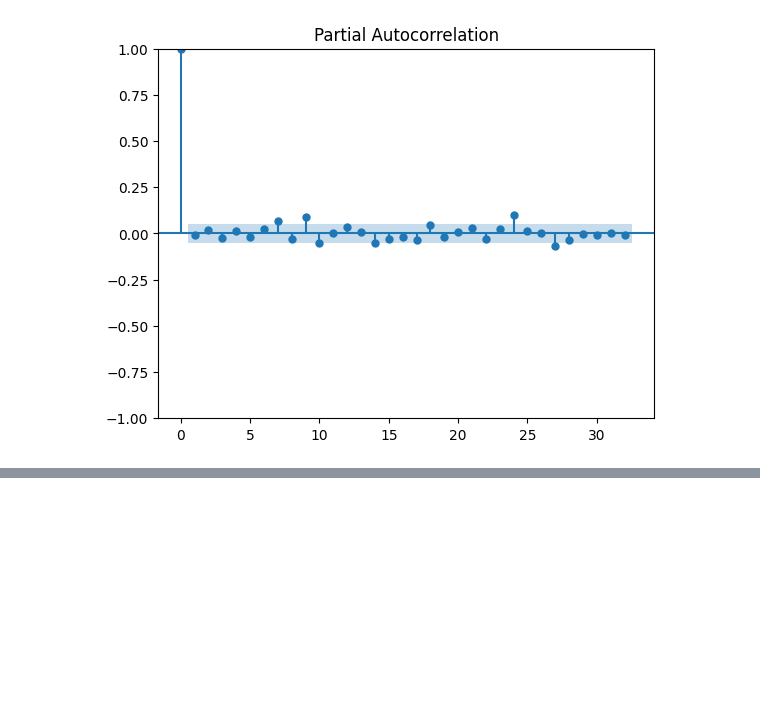
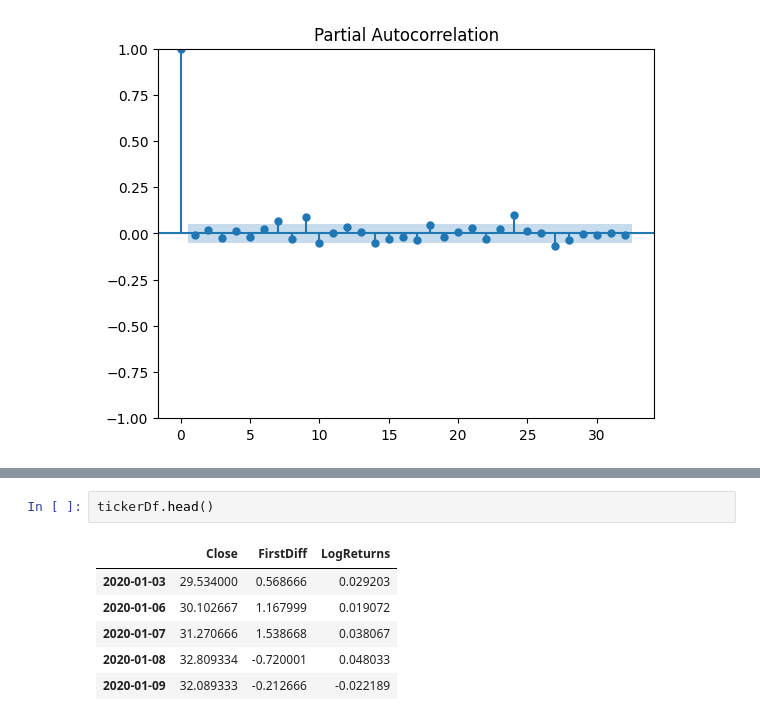
Before and after one commit to VinaySingh561/time-series-analysis, a Jupyter notebook: ACF_and_PACF.ipynb, the cells around one changed output, grey strips where cells are left out. Drawn from its saved outputs; the diff is of its cells as text; blank space fills up the shorter version.

```diff
--- a/ACF_and_PACF.ipynb
+++ b/ACF_and_PACF.ipynb
@@ -166,0 +188,9 @@ pacf_plot = plot_pacf(tickerDf.FirstDiff)
+# %%
+tickerDf.head()
+# %% [output]
+|  | Close | FirstDiff | LogReturns |
+| 2020-01-03 | 29.534000 | 0.568666 | 0.029203 |
+| 2020-01-06 | 30.102667 | 1.167999 | 0.019072 |
+| 2020-01-07 | 31.270666 | 1.538668 | 0.038067 |
+| 2020-01-08 | 32.809334 | -0.720001 | 0.048033 |
+| 2020-01-09 | 32.089333 | -0.212666 | -0.022189 |
```
Also changed, not shown: parts of 7 cells of this notebook.
